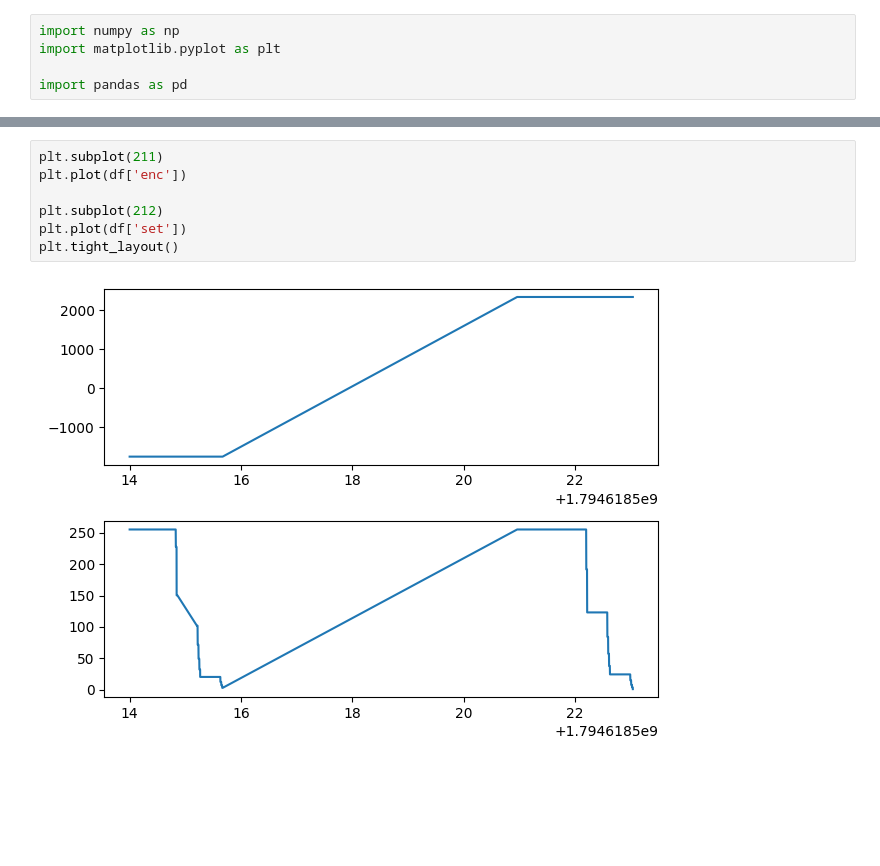
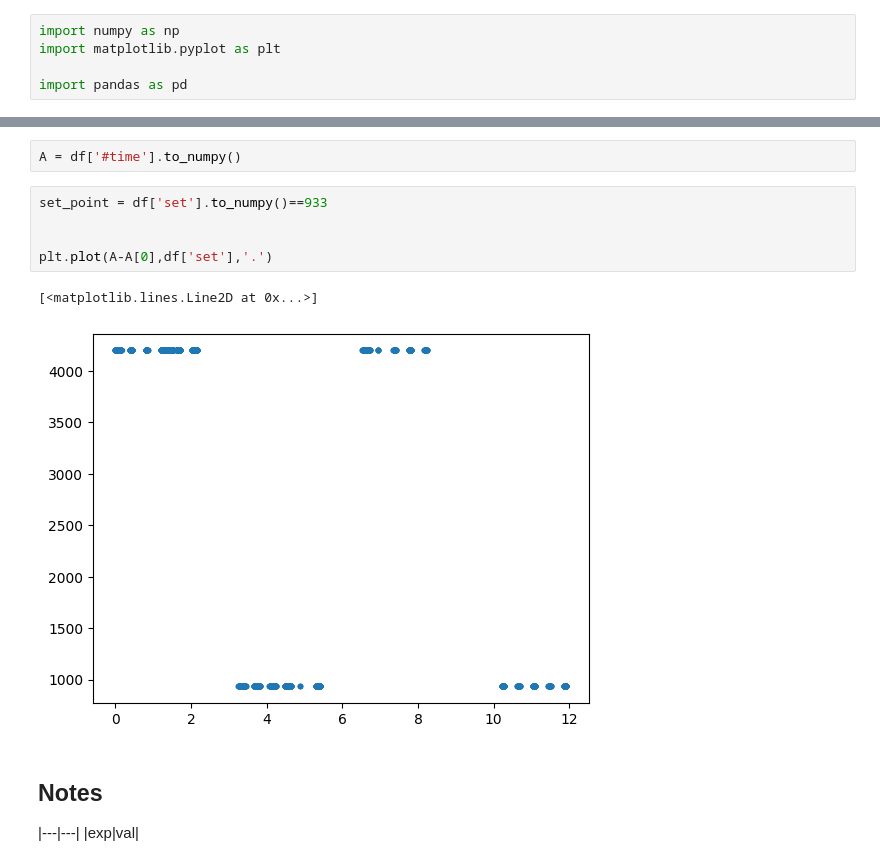
Before and after one commit to hasithperera/tensegrity-ahe, a Jupyter notebook: src/data/test.ipynb, the cells around one changed output, grey strips where cells are left out. Drawn from its saved outputs; the diff is of its cells as text; blank space fills up the shorter version.

```diff
--- a/src/data/test.ipynb
+++ b/src/data/test.ipynb
@@ -22,9 +58,15 @@ memory usage: 22.5 KB
+# %%
+A = df['#time'].to_numpy()
 # %%
-plt.subplot(211)
-plt.plot(df['enc'])
+set_point = df['set'].to_numpy()==933
 
-plt.subplot(212)
-plt.plot(df['set'])
-plt.tight_layout()
+
+plt.plot(A-A[0],df['set'],'.')
 # %% [output]
+[<matplotlib.lines.Line2D at 0x...>]
-[figure, old version]
+[figure, new version]
+# %% [markdown]
+## Notes
+
+|---|---|
+|exp|val|
```
Also changed, not shown: parts of 1 cell of this notebook, 2 other files.
